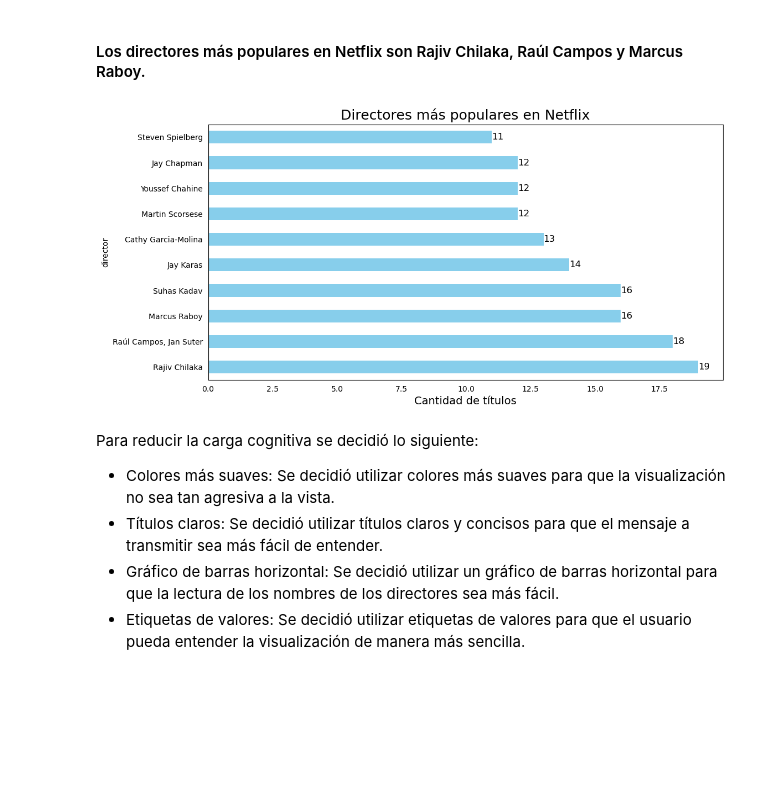
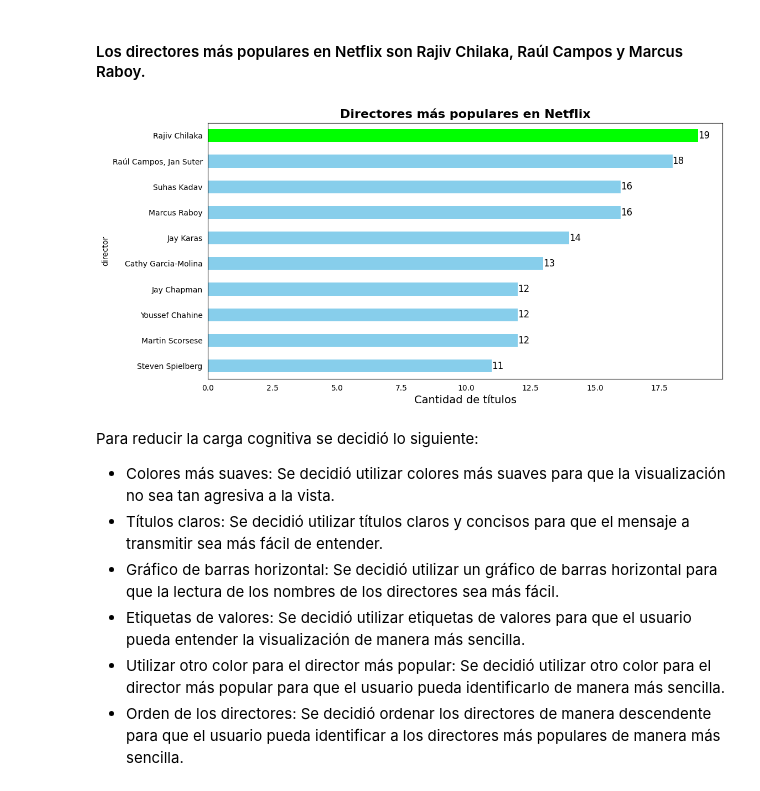
Before and after one commit to markalbrand56/DS-Laboratorio-9, a Jupyter notebook: netflix_titles.ipynb, the cells around one changed output. Drawn from its saved outputs; the diff is of its cells as text; code cells hidden in the pictures; blank space fills up the shorter version.

```diff
--- a/netflix_titles.ipynb
+++ b/netflix_titles.ipynb
@@ -100,12 +100,12 @@ netflix_titles['date_added'] = pd.to_datetime(netflix_titles['date_added'])
 netflix_titles['release_year'] = netflix_titles['release_year'].astype(int)  # Año de lanzamiento de la película o serie
 netflix_titles['year_added'] = netflix_titles['date_added'].dt.year # Año en que se agregó a netflix
 # %%
-filtered_data = netflix_titles[netflix_titles['year_added'].between(2010, 2021)]
+filtered_data = netflix_titles[netflix_titles['year_added'].between(2008, 2021)]
 counts = filtered_data['year_added'].value_counts().sort_index()
 
 counts.plot(kind='bar', figsize=(15, 6), color='skyblue')
 
-plt.title('Cantidad de películas y series agregadas a Netflix (2010-2021)')
+plt.title('Cantidad de películas y series agregadas a Netflix (2008-2021)', fontsize=16, fontweight='bold')
 plt.xlabel('Año')
 plt.ylabel('Cantidad')
 
@@ -156,21 +156,28 @@ Para reducir la carga cognitiva se decidió lo siguiente:
 # %% [markdown]
 #### Los directores más populares en Netflix son Rajiv Chilaka, Raúl Campos y Marcus Raboy.
 # %%
+import matplotlib.pyplot as plt
+
 directors = netflix_titles['director'].value_counts().head(10)
 
-directors.plot(kind='barh', figsize=(12, 6), color='skyblue')
+directors = directors.sort_values(ascending=True)
 
-plt.title('Directores más populares en Netflix', fontsize=18)
+colors = ['skyblue'] * len(directors)
+colors[-1] = 'lime'
+
+directors.plot(kind='barh', figsize=(12, 6), color=colors)
+
+plt.title('Directores más populares en Netflix', fontsize=16, fontweight='bold')
 plt.xlabel('Cantidad de títulos', fontsize=14)
 
 for i in range(len(directors)):
     plt.text(directors[i], i, str(directors[i]), va='center', fontsize=12)
 
 plt.tick_params(left=False, bottom=False)
 
 plt.show()
 # %% [output]
-[figure, old version]
+[figure, new version]
 # %% [markdown]
 Para reducir la carga cognitiva se decidió lo siguiente:
 
@@ -178,3 +185,5 @@ Para reducir la carga cognitiva se decidió lo siguiente:
 - Títulos claros: Se decidió utilizar títulos claros y concisos para que el mensaje a transmitir sea más fácil de entender.
 - Gráfico de barras horizontal: Se decidió utilizar un gráfico de barras horizontal para que la lectura de los nombres de los directores sea más fácil.
 - Etiquetas de valores: Se decidió utilizar etiquetas de valores para que el usuario pueda entender la visualización de manera más sencilla.
+- Utilizar otro color para el director más popular: Se decidió utilizar otro color para el director más popular para que el usuario pueda identificarlo de manera más sencilla.
+- Orden de los directores: Se decidió ordenar los directores de manera descendente para que el usuario pueda identificar a los directores más populares de manera más sencilla.
```
Also changed, not shown: parts of 2 cells of this notebook, 2 other files.
